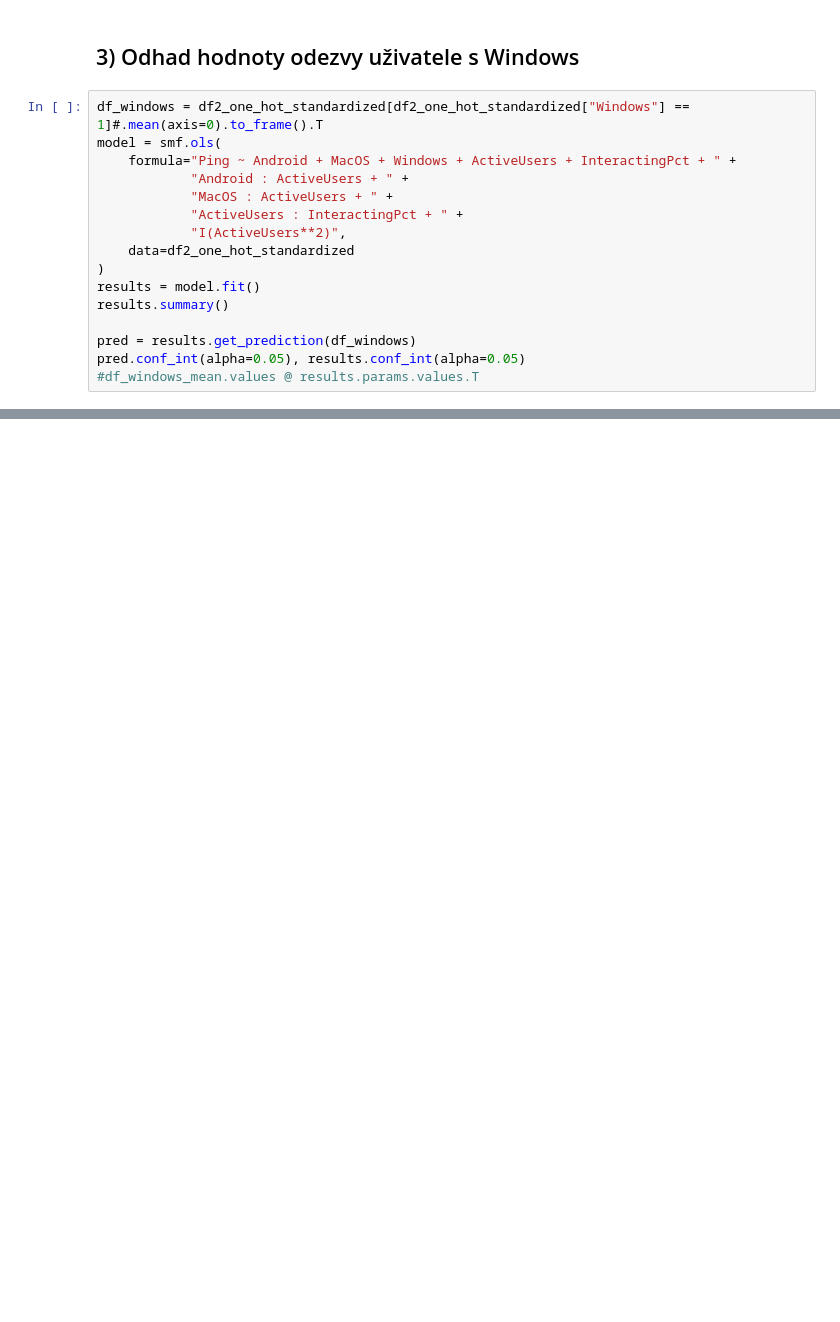
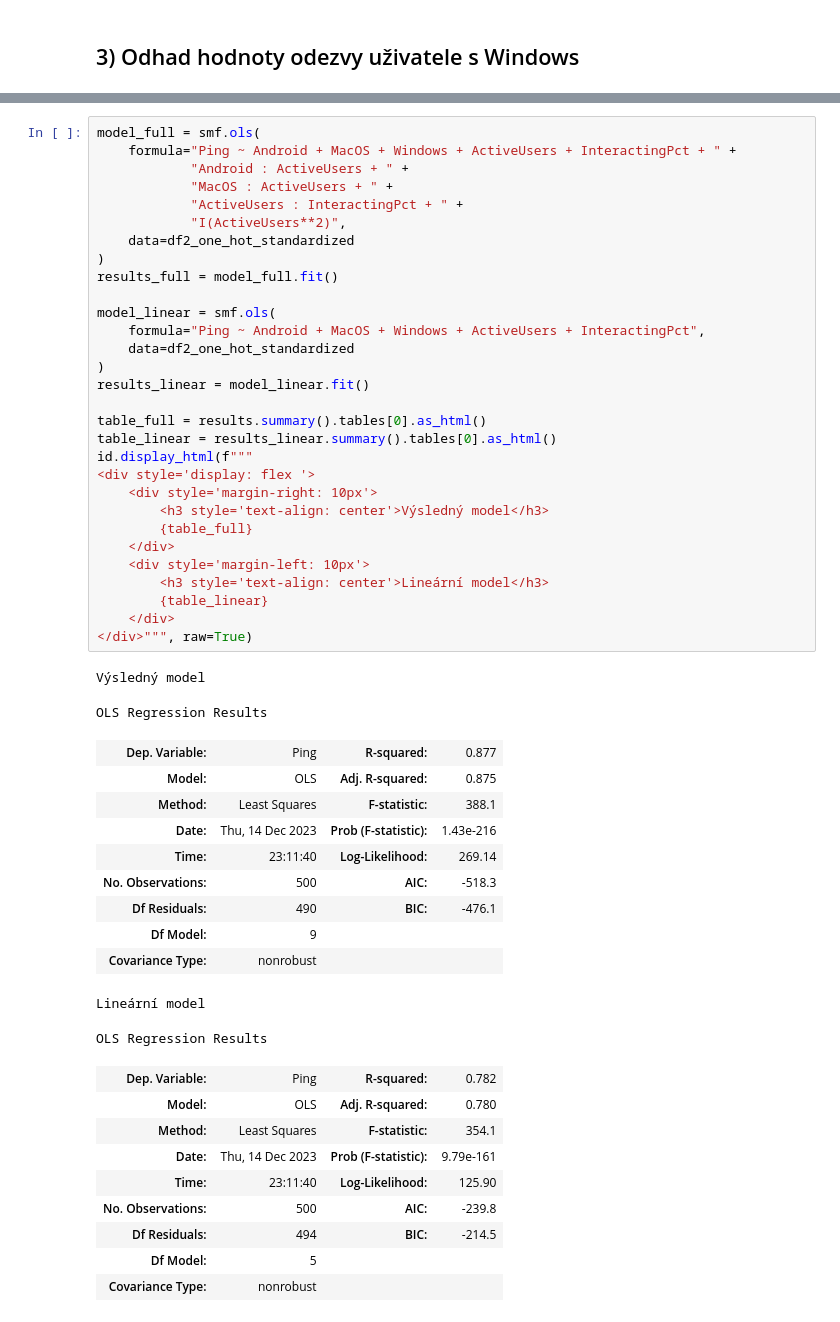
Before and after one commit to xmihol00/MSP, a Jupyter notebook: proj2/proj2.ipynb, the cells around one changed output, grey strips where cells are left out. Drawn from its saved outputs; the diff is of its cells as text; blank space fills up the shorter version.

```diff
--- a/proj2/proj2.ipynb
+++ b/proj2/proj2.ipynb
@@ -863,19 +898,3 @@ pred_vs_y
 | 476 | 7.092460 | 61.0 |
 # %% [markdown]
 ## 3) Odhad hodnoty odezvy uživatele s Windows
-# %%
-df_windows = df2_one_hot_standardized[df2_one_hot_standardized["Windows"] == 1]#.mean(axis=0).to_frame().T
-model = smf.ols(
-    formula="Ping ~ Android + MacOS + Windows + ActiveUsers + InteractingPct + " +
-            "Android : ActiveUsers + " +
-            "MacOS : ActiveUsers + " +
-            "ActiveUsers : InteractingPct + " +
-            "I(ActiveUsers**2)",
-    data=df2_one_hot_standardized
-)
-results = model.fit()
-results.summary()
-
-pred = results.get_prediction(df_windows)
-pred.conf_int(alpha=0.05), results.conf_int(alpha=0.05)
-#df_windows_mean.values @ results.params.values.T
@@ -894,0 +919,53 @@ pred.conf_int(alpha=0.05), results.conf_int(alpha=0.05)
+# %%
+model_full = smf.ols(
+    formula="Ping ~ Android + MacOS + Windows + ActiveUsers + InteractingPct + " +
+            "Android : ActiveUsers + " +
+            "MacOS : ActiveUsers + " +
+            "ActiveUsers : InteractingPct + " +
+            "I(ActiveUsers**2)",
+    data=df2_one_hot_standardized
+)
+results_full = model_full.fit()
+
+model_linear = smf.ols(
+    formula="Ping ~ Android + MacOS + Windows + ActiveUsers + InteractingPct",
+    data=df2_one_hot_standardized
+)
+results_linear = model_linear.fit()
+
+table_full = results.summary().tables[0].as_html()
+table_linear = results_linear.summary().tables[0].as_html()
+id.display_html(f"""
+<div style='display: flex '>
+    <div style='margin-right: 10px'>
+        <h3 style='text-align: center'>Výsledný model</h3>
+        {table_full}
+    </div>
+    <div style='margin-left: 10px'>
+        <h3 style='text-align: center'>Lineární model</h3>
+        {table_linear}
+    </div>
+</div>""", raw=True)
+# %% [output]
+Výsledný model
+OLS Regression Results
+| Dep. Variable: | Ping | R-squared: | 0.877 |
+| Model: | OLS | Adj. R-squared: | 0.875 |
+| Method: | Least Squares | F-statistic: | 388.1 |
+| Date: | Thu, 14 Dec 2023 | Prob (F-statistic): | 1.43e-216 |
+| Time: | 23:11:40 | Log-Likelihood: | 269.14 |
+| No. Observations: | 500 | AIC: | -518.3 |
+| Df Residuals: | 490 | BIC: | -476.1 |
+| Df Model: | 9 |  |  |
+| Covariance Type: | nonrobust |  |  |
+Lineární model
+OLS Regression Results
+| Dep. Variable: | Ping | R-squared: | 0.782 |
+| Model: | OLS | Adj. R-squared: | 0.780 |
+| Method: | Least Squares | F-statistic: | 354.1 |
+| Date: | Thu, 14 Dec 2023 | Prob (F-statistic): | 9.79e-161 |
+| Time: | 23:11:40 | Log-Likelihood: | 125.90 |
+| No. Observations: | 500 | AIC: | -239.8 |
+| Df Residuals: | 494 | BIC: | -214.5 |
+| Df Model: | 5 |  |  |
+| Covariance Type: | nonrobust |  |  |
```
Also changed, not shown: parts of 33 cells of this notebook.
